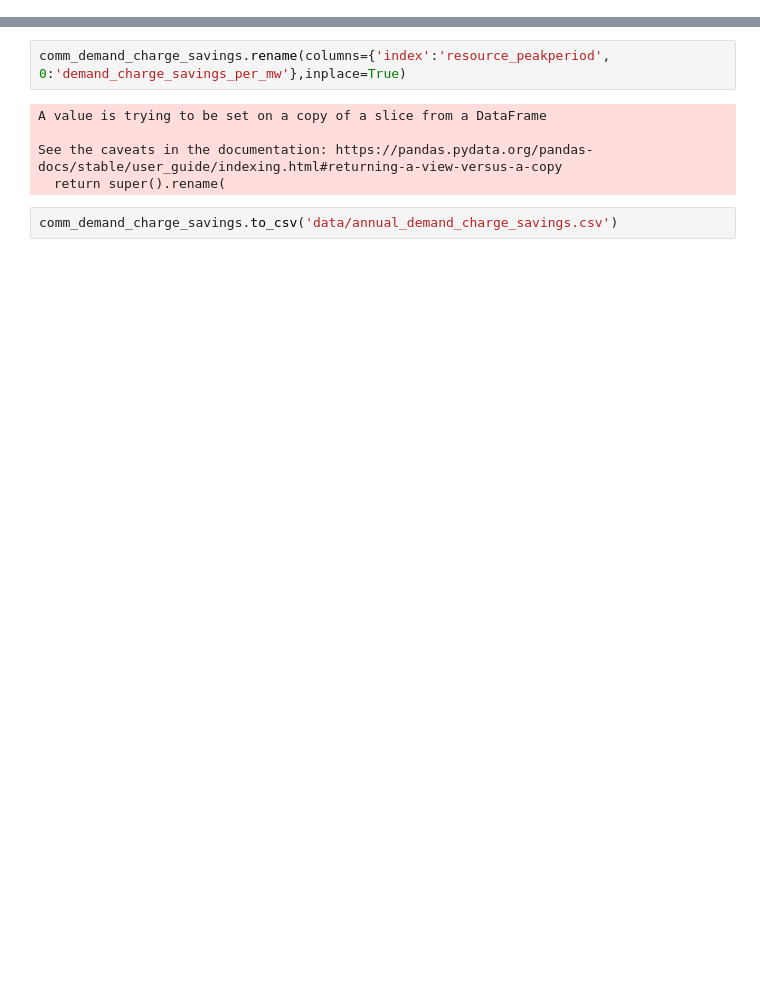
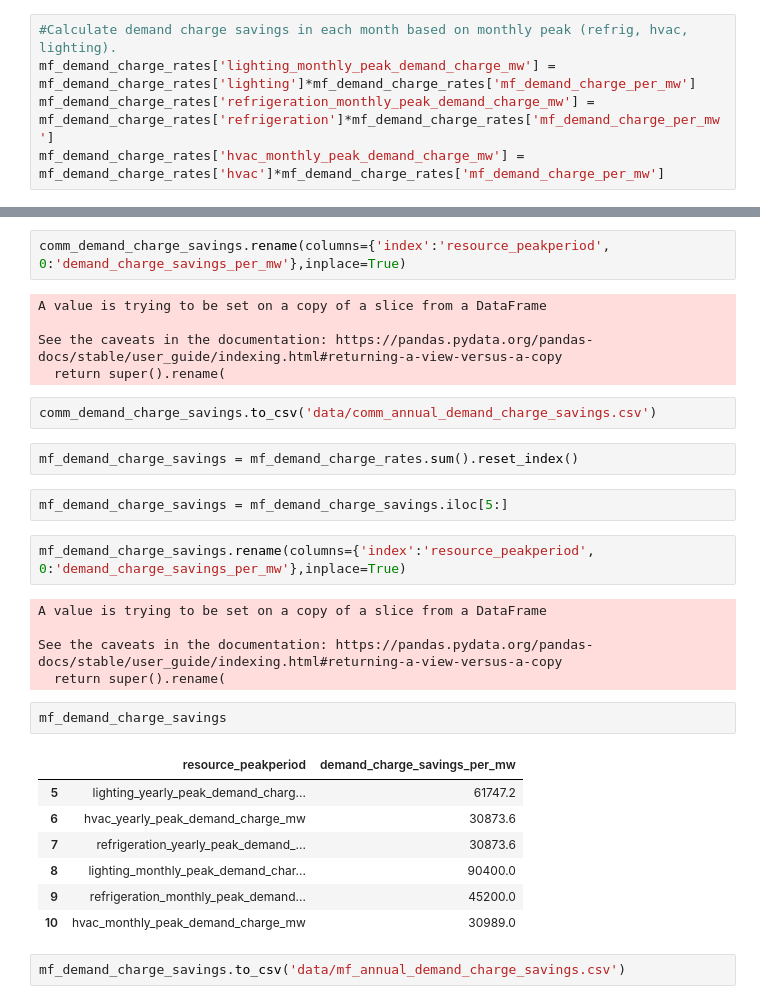
Before and after one commit to PSEHE/harboropt, a Jupyter notebook: tou_rates.ipynb, the cells around one changed output, grey strips where cells are left out. Saved outputs shown, nothing was run; the diff lists cells and outputs as text; blank space fills up the shorter version.

```diff
--- a/tou_rates.ipynb
+++ b/tou_rates.ipynb
@@ -185 +171,6 @@ comm_demand_charge_rates = comm_demand_charge_rates[['lighting', 'hvac', 'refrig
+# %%
+#Calculate demand charge savings in each month based on monthly peak (refrig, hvac, lighting).
+mf_demand_charge_rates['lighting_monthly_peak_demand_charge_mw'] = mf_demand_charge_rates['lighting']*mf_demand_charge_rates['mf_demand_charge_per_mw']
+mf_demand_charge_rates['refrigeration_monthly_peak_demand_charge_mw'] = mf_demand_charge_rates['refrigeration']*mf_demand_charge_rates['mf_demand_charge_per_mw']
+mf_demand_charge_rates['hvac_monthly_peak_demand_charge_mw'] = mf_demand_charge_rates['hvac']*mf_demand_charge_rates['mf_demand_charge_per_mw']
 # %%
@@ -261,4 +203,27 @@ A value is trying to be set on a copy of a slice from a DataFrame
 See the caveats in the documentation: https://pandas.pydata.org/pandas-docs/stable/user_guide/indexing.html#returning-a-view-versus-a-copy
   return super().rename(
 # %%
-comm_demand_charge_savings.to_csv('data/annual_demand_charge_savings.csv')
+comm_demand_charge_savings.to_csv('data/comm_annual_demand_charge_savings.csv')
+# %%
+mf_demand_charge_savings = mf_demand_charge_rates.sum().reset_index()
+# %%
+mf_demand_charge_savings = mf_demand_charge_savings.iloc[5:]
+# %%
+mf_demand_charge_savings.rename(columns={'index':'resource_peakperiod', 0:'demand_charge_savings_per_mw'},inplace=True)
+# %% [output]
+A value is trying to be set on a copy of a slice from a DataFrame
+
+See the caveats in the documentation: https://pandas.pydata.org/pandas-docs/stable/user_guide/indexing.html#returning-a-view-versus-a-copy
+  return super().rename(
+# %%
+mf_demand_charge_savings
+# %% [output]
+|  | resource_peakperiod | demand_charge_savings_per_mw |
+| 5 | lighting_yearly_peak_demand_charg... | 61747.2 |
+| 6 | hvac_yearly_peak_demand_charge_mw | 30873.6 |
+| 7 | refrigeration_yearly_peak_demand_... | 30873.6 |
+| 8 | lighting_monthly_peak_demand_char... | 90400.0 |
+| 9 | refrigeration_monthly_peak_demand... | 45200.0 |
+| 10 | hvac_monthly_peak_demand_charge_mw | 30989.0 |
+# %%
+mf_demand_charge_savings.to_csv('data/mf_annual_demand_charge_savings.csv')
```
Also changed, not shown: parts of 29 cells of this notebook, 24 other files.
